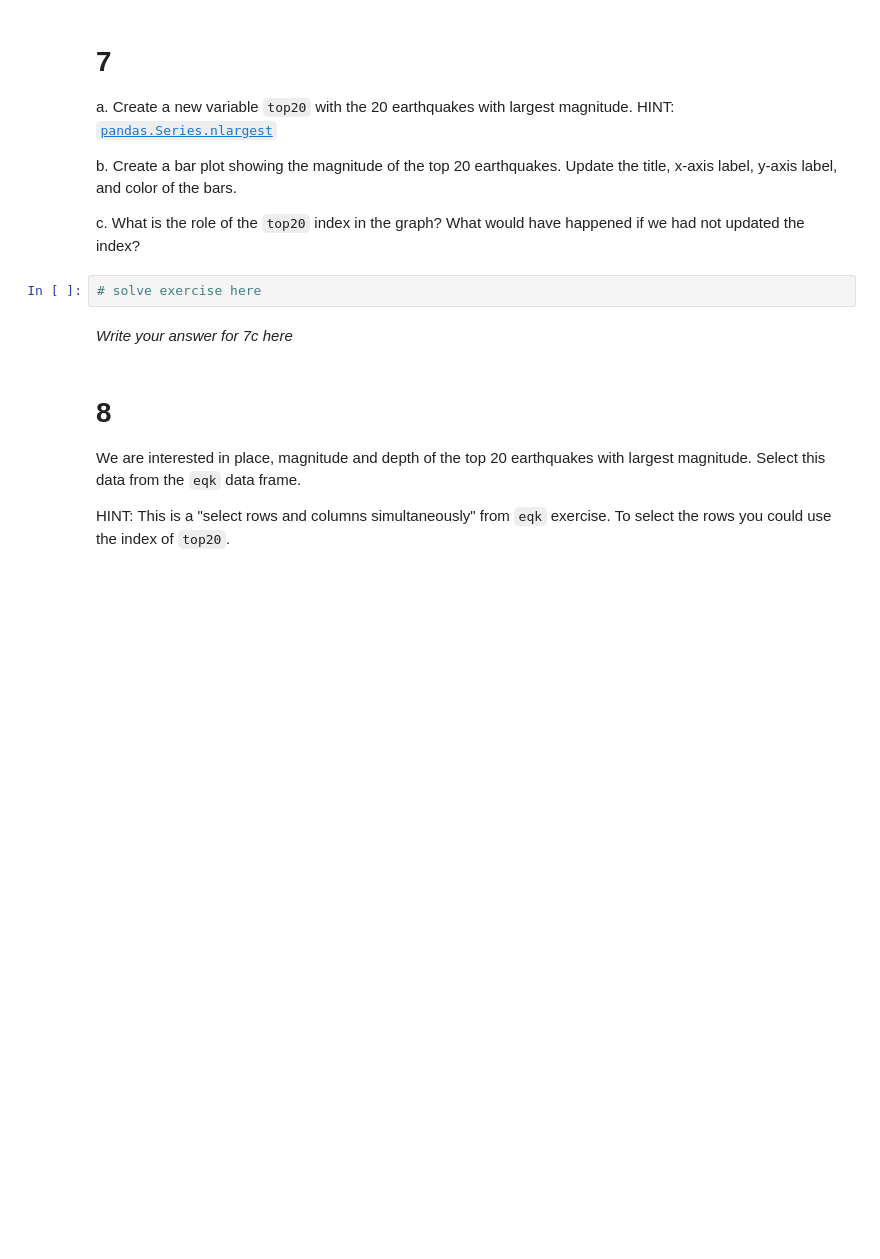
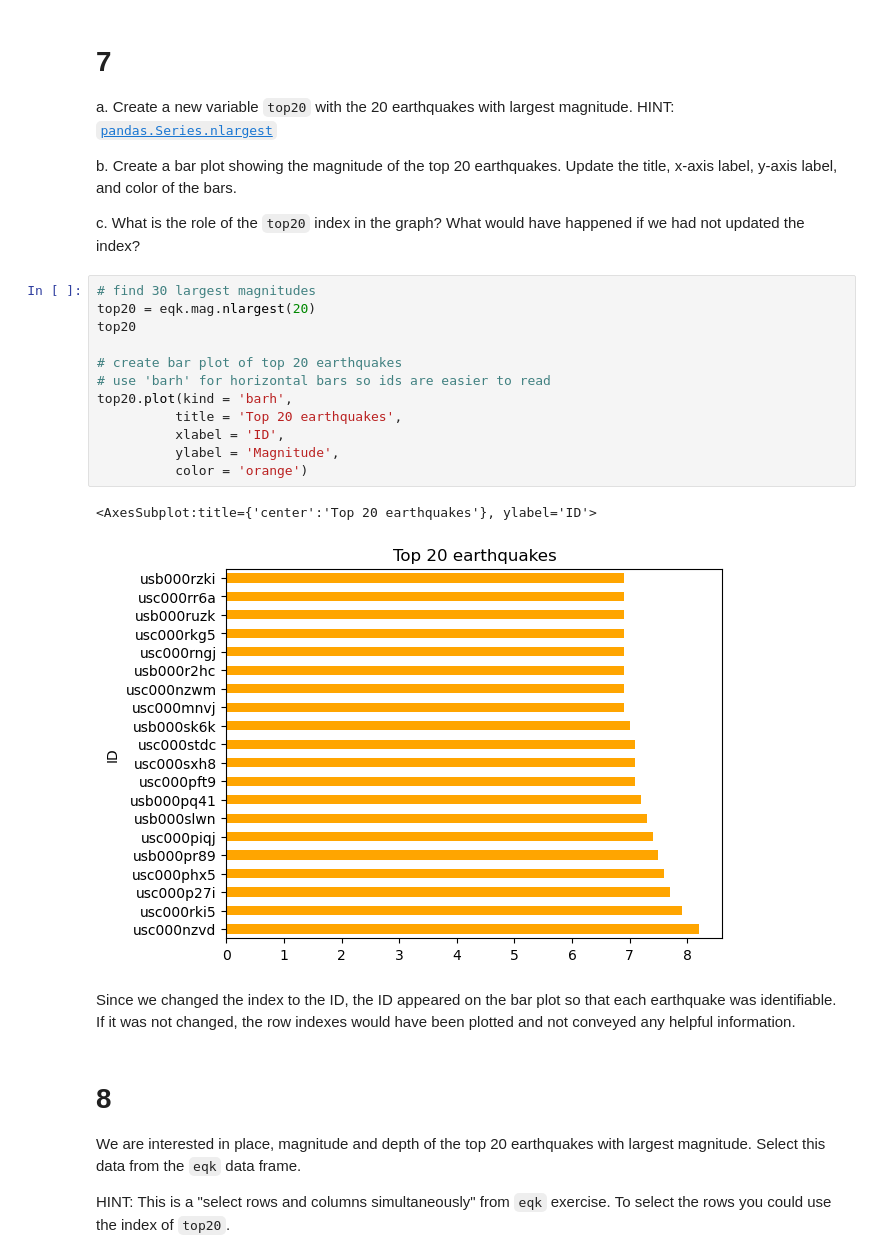
Before and after one commit to amandaherbst/eds220-hwk-1, a Jupyter notebook: hwk1-task4.ipynb, the cells around one changed output. Drawn from its saved outputs; the diff is of its cells as text; blank space fills up the shorter version.

```diff
--- a/hwk1-task4.ipynb
+++ b/hwk1-task4.ipynb
@@ -143,10 +143,23 @@ a. Create a new variable `top20` with the 20 earthquakes with largest magnitude.
 b. Create a bar plot showing the magnitude of the top 20 earthquakes. Update the title, x-axis label, y-axis label, and color of the bars.
 
 c. What is the role of the `top20` index in the graph? What would have happened if we had not updated the index?
-# %%
-# solve exercise here
-# %% [markdown]
-*Write your answer for 7c here*
+# %%
+# find 30 largest magnitudes
+top20 = eqk.mag.nlargest(20)
+top20
+
+# create bar plot of top 20 earthquakes
+# use 'barh' for horizontal bars so ids are easier to read
+top20.plot(kind = 'barh',
+          title = 'Top 20 earthquakes',
+          xlabel = 'ID',
+          ylabel = 'Magnitude',
+          color = 'orange')
+# %% [output]
+<AxesSubplot:title={'center':'Top 20 earthquakes'}, ylabel='ID'>
+[figure, added]
+# %% [markdown]
+Since we changed the index to the ID, the ID appeared on the bar plot so that each earthquake was identifiable. If it was not changed, the row indexes would have been plotted and not conveyed any helpful information.
 # %% [markdown]
 # 8
 We are interested in place, magnitude and depth of the top 20 earthquakes with largest magnitude. Select this data from the `eqk` data frame.
```
Also changed, not shown: parts of 3 cells of this notebook.
